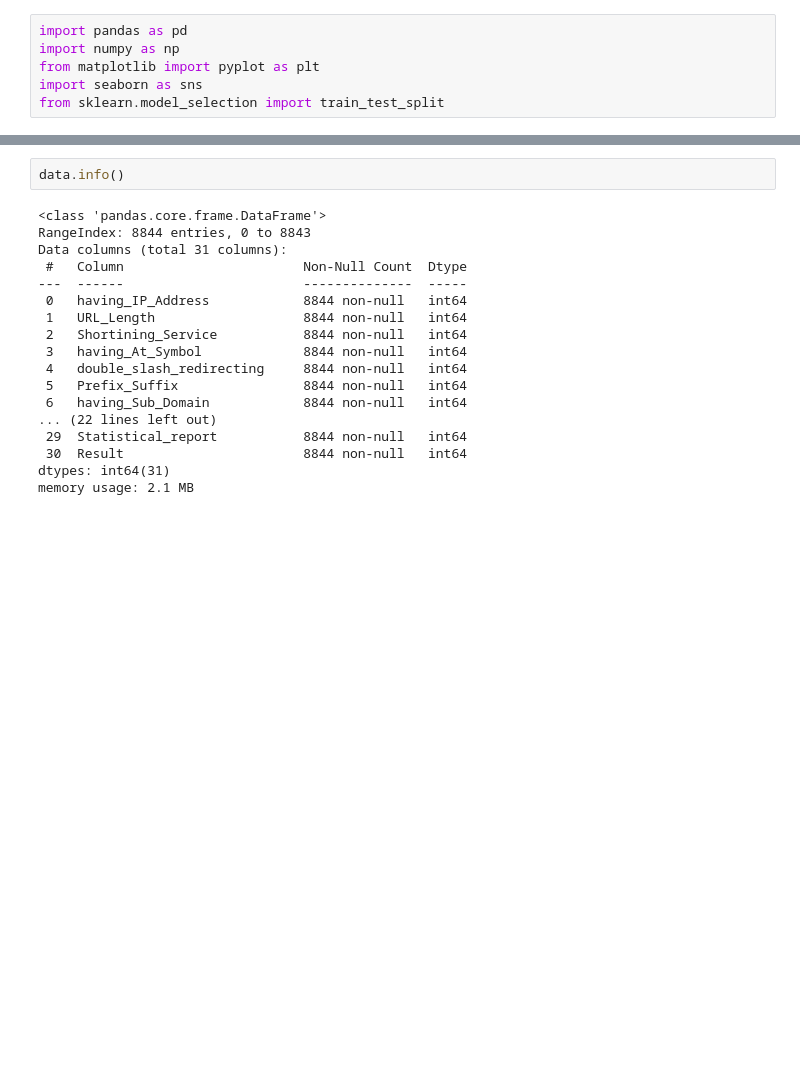
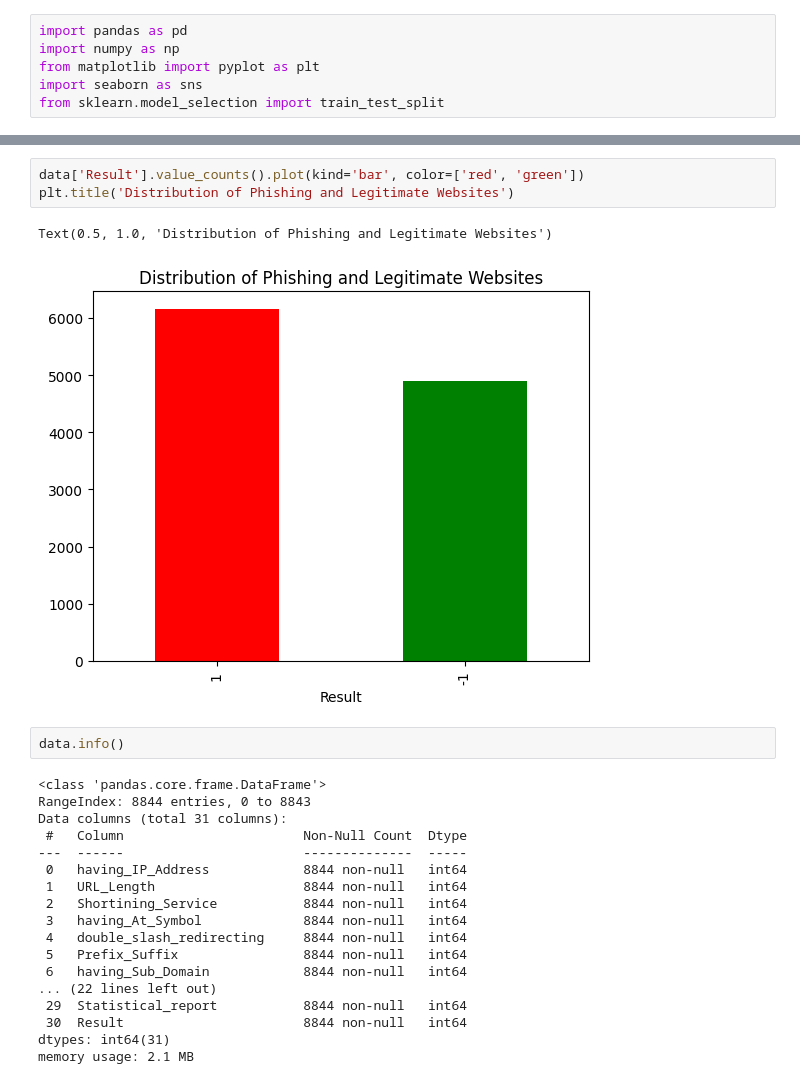
Before and after one commit to vijay33391/networksecurity, a Jupyter notebook: notebooks/eda.ipynb, the cells around one changed output, grey strips where cells are left out. Cells and saved outputs as stored; diff of their text form; blank space fills up the shorter version.

```diff
--- a/notebooks/eda.ipynb
+++ b/notebooks/eda.ipynb
@@ -17,4 +17,10 @@ data.head()
 5 rows × 31 columns
+# %%
+data['Result'].value_counts().plot(kind='bar', color=['red', 'green'])
+plt.title('Distribution of Phishing and Legitimate Websites')
+# %% [output]
+Text(0.5, 1.0, 'Distribution of Phishing and Legitimate Websites')
+[figure, added]
 # %%
 data.info()
 # %% [output]
```
Also changed, not shown: parts of 1 cell of this notebook, 15 other files.
